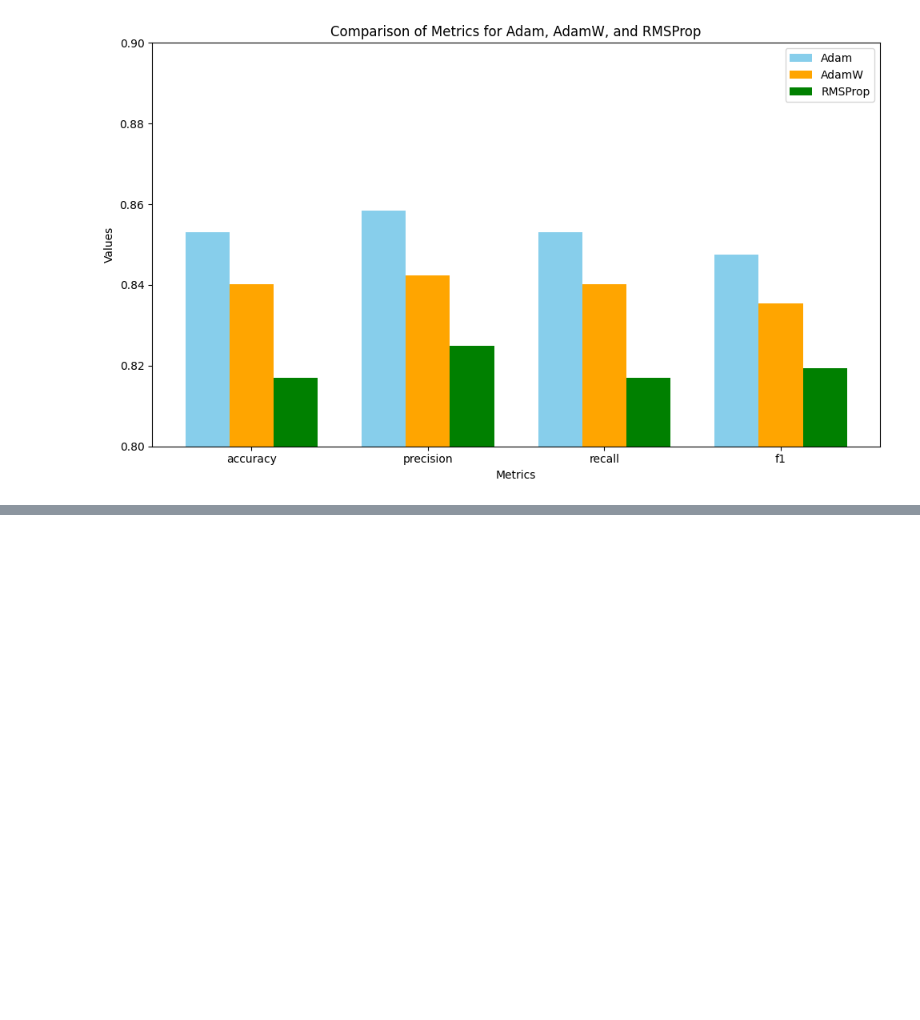
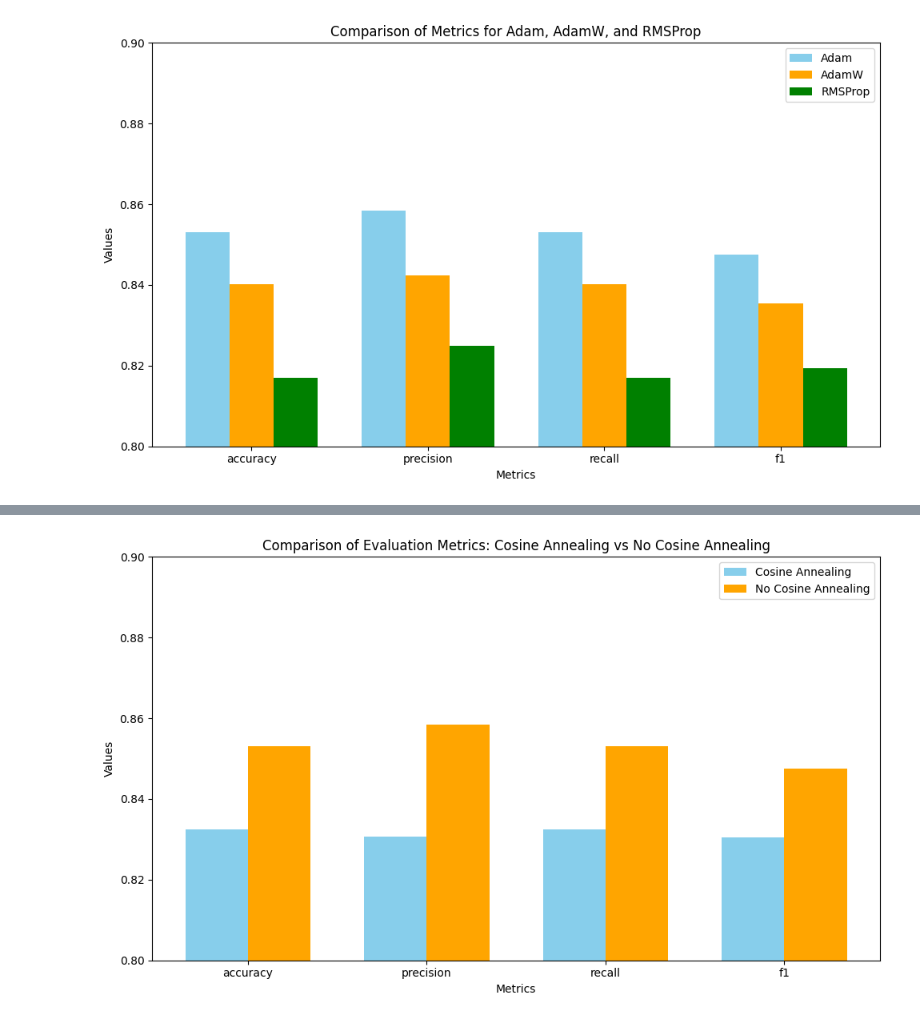
Before and after one commit to emrekuruu/Fine-Tune, a Jupyter notebook: knowledge_distil_roberta_vs_distilbert.ipynb, the cells around one changed output, grey strips where cells are left out. Drawn from its saved outputs; the diff is of its cells as text; code cells hidden in the pictures; blank space fills up the shorter version.

```diff
--- a/knowledge_distil_roberta_vs_distilbert.ipynb
+++ b/knowledge_distil_roberta_vs_distilbert.ipynb
@@ -1187,0 +1308,44 @@ plt.show()
+# %%
+import matplotlib.pyplot as plt
+import numpy as np
+
+cosine_annealing_metrics = {
+    'accuracy': 0.8324742268041238,
+    'precision': 0.8307641957126493,
+    'recall': 0.8324742268041238,
+    'f1': 0.8304944620333393
+}
+
+no_cosine_annealing_metrics = {
+    'accuracy': 0.8530927835051546,
+    'precision': 0.8584148108106562,
+    'recall': 0.8530927835051546,
+    'f1': 0.8474563176496248
+}
+
+labels = list(cosine_annealing_metrics.keys())
+
+cosine_annealing_values = list(cosine_annealing_metrics.values())
+no_cosine_annealing_values = list(no_cosine_annealing_metrics.values())
+
+x = np.arange(len(labels))
+width = 0.35
+
+plt.figure(figsize=(10, 6))
+
+plt.bar(x - width/2, cosine_annealing_values, width, label='Cosine Annealing', color='skyblue')
+plt.bar(x + width/2, no_cosine_annealing_values, width, label='No Cosine Annealing', color='orange')
+
+plt.xlabel('Metrics')
+plt.ylabel('Values')
+plt.title('Comparison of Evaluation Metrics: Cosine Annealing vs No Cosine Annealing')
+plt.xticks(x, labels)
+plt.ylim(0.8, 0.9)
+
+plt.legend()
+
+plt.tight_layout()
+
+plt.show()
+# %% [output]
+[figure, added]
```
Also changed, not shown: parts of 13 cells of this notebook.
